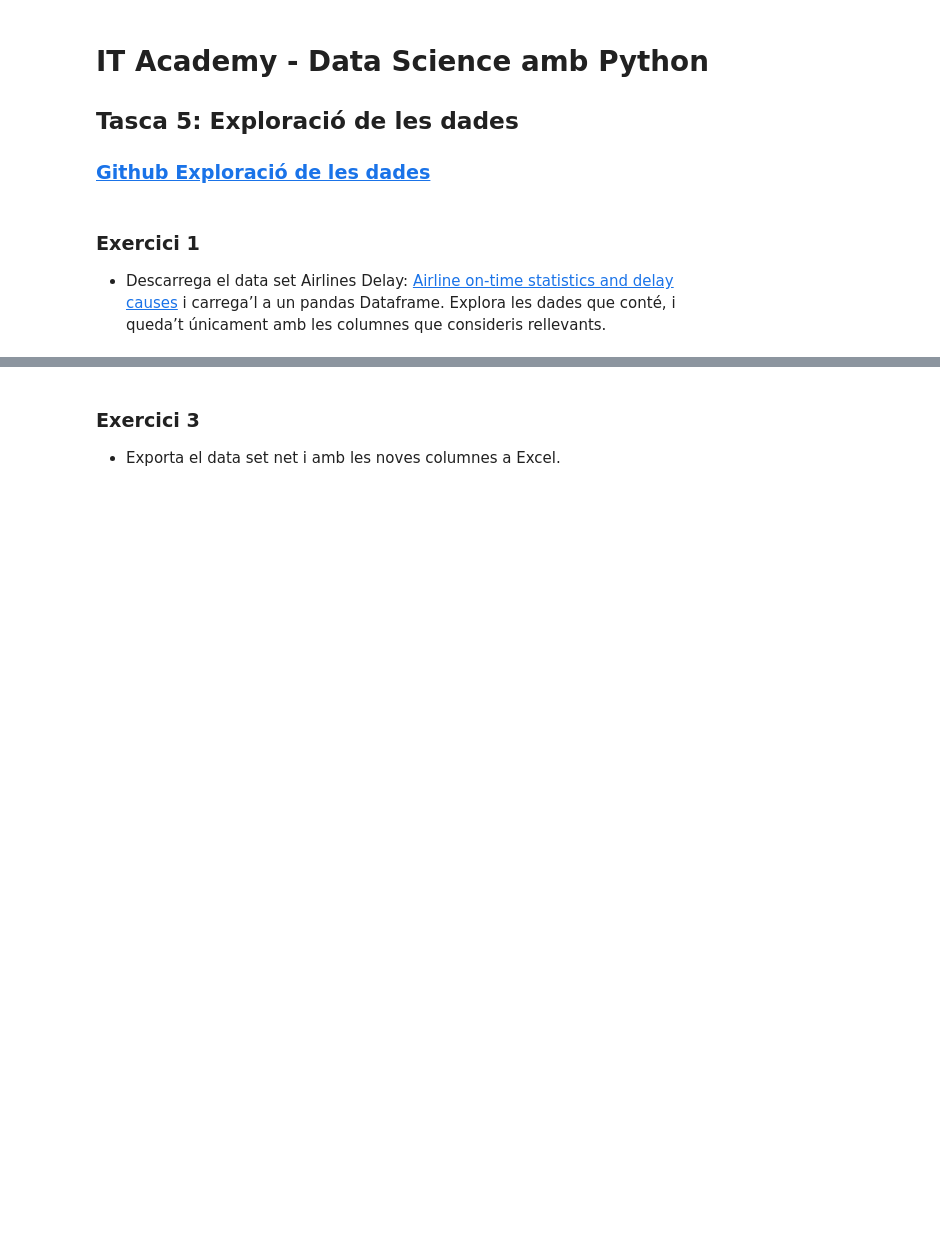
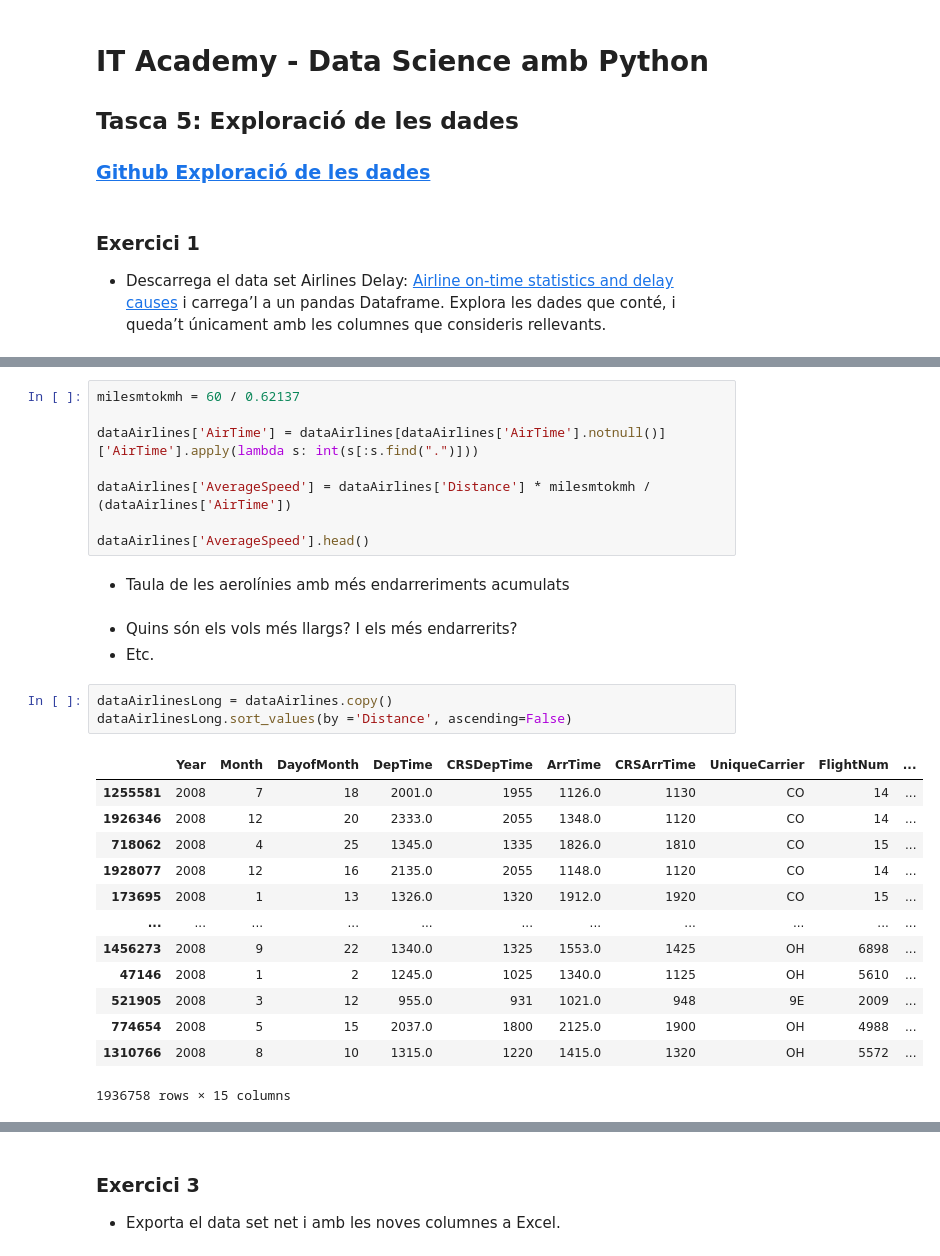
Before and after one commit to jesussantana/estructures_Dataframe, a Jupyter notebook: estructures_Dataframe.ipynb, the cells around one changed output, grey strips where cells are left out. Cells and saved outputs as stored; diff of their text form; blank space fills up the shorter version.

```diff
--- a/estructures_Dataframe.ipynb
+++ b/estructures_Dataframe.ipynb
@@ -85,0 +127,30 @@ file.describe().round(3)
+# %%
+milesmtokmh = 60 / 0.62137
+
+dataAirlines['AirTime'] = dataAirlines[dataAirlines['AirTime'].notnull()]['AirTime'].apply(lambda s: int(s[:s.find(".")]))
+
+dataAirlines['AverageSpeed'] = dataAirlines['Distance'] * milesmtokmh / (dataAirlines['AirTime'])
+
+dataAirlines['AverageSpeed'].head()
+# %% [markdown]
+- Taula de les aerolínies amb més endarreriments acumulats
+# %% [markdown]
+- Quins són els vols més llargs? I els més endarrerits?
+- Etc.
+# %%
+dataAirlinesLong = dataAirlines.copy()
+dataAirlinesLong.sort_values(by ='Distance', ascending=False)
+# %% [output]
+|  | Year | Month | DayofMonth | DepTime | CRSDepTime | ArrTime | CRSArrTime | UniqueCarrier | FlightNum | ... |
+| 1255581 | 2008 | 7 | 18 | 2001.0 | 1955 | 1126.0 | 1130 | CO | 14 | ... |
+| 1926346 | 2008 | 12 | 20 | 2333.0 | 2055 | 1348.0 | 1120 | CO | 14 | ... |
+| 718062 | 2008 | 4 | 25 | 1345.0 | 1335 | 1826.0 | 1810 | CO | 15 | ... |
+| 1928077 | 2008 | 12 | 16 | 2135.0 | 2055 | 1148.0 | 1120 | CO | 14 | ... |
+| 173695 | 2008 | 1 | 13 | 1326.0 | 1320 | 1912.0 | 1920 | CO | 15 | ... |
+| ... | ... | ... | ... | ... | ... | ... | ... | ... | ... | ... |
+| 1456273 | 2008 | 9 | 22 | 1340.0 | 1325 | 1553.0 | 1425 | OH | 6898 | ... |
+| 47146 | 2008 | 1 | 2 | 1245.0 | 1025 | 1340.0 | 1125 | OH | 5610 | ... |
+| 521905 | 2008 | 3 | 12 | 955.0 | 931 | 1021.0 | 948 | 9E | 2009 | ... |
+| 774654 | 2008 | 5 | 15 | 2037.0 | 1800 | 2125.0 | 1900 | OH | 4988 | ... |
+| 1310766 | 2008 | 8 | 10 | 1315.0 | 1220 | 1415.0 | 1320 | OH | 5572 | ... |
+1936758 rows × 15 columns
```
Also changed, not shown: parts of 24 cells of this notebook, 2 other files.
